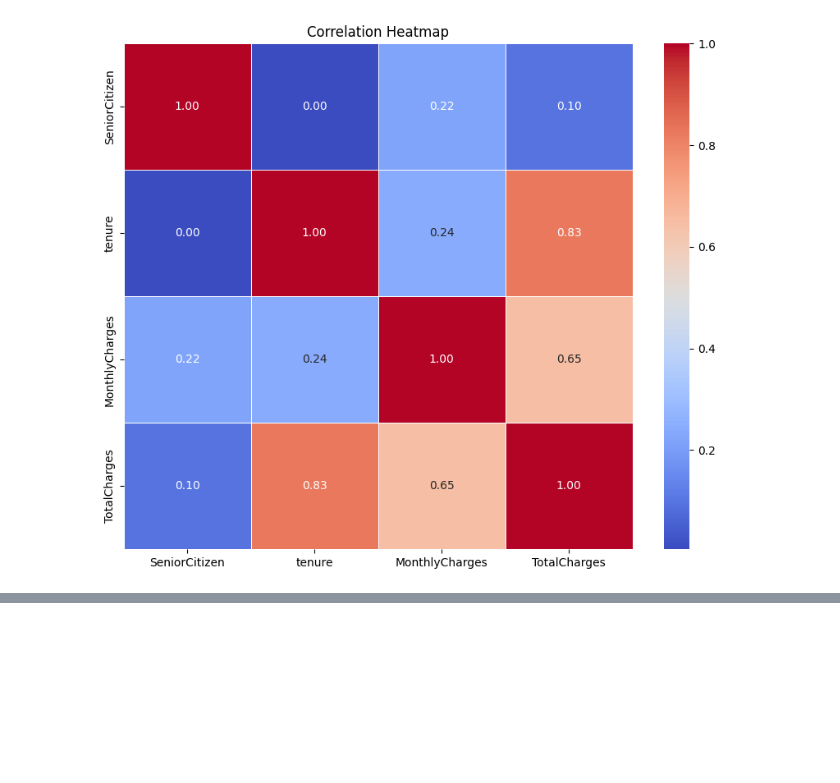
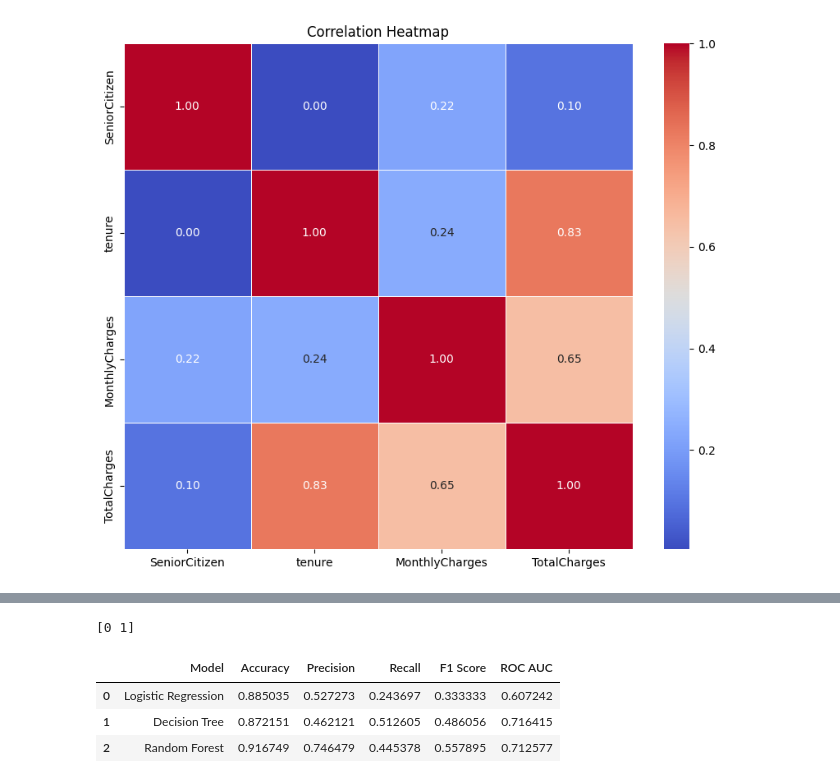
Before and after one commit to Cynthiachelangat/customer-churn, a Jupyter notebook: churn.ipynb, the cells around one changed output, grey strips where cells are left out. Cells and saved outputs as stored; diff of their text form; code cells hidden in the pictures; blank space fills up the shorter version.

Commit message:
Modelling

```diff
--- a/churn.ipynb
+++ b/churn.ipynb
@@ -335,0 +487,44 @@ ValueError: could not convert string to float: '7590-VHVEG'
+# %%
+print(mergedTrain_data['Churn'].unique())
+# %% [output]
+[0 1]
+# %%
+# Initialize models
+models = {
+    'Logistic Regression': LogisticRegression(),
+    'Decision Tree': DecisionTreeClassifier(),
+    'Random Forest': RandomForestClassifier()
+}
+
+# Train models and evaluate them
+model_performance = []
+
+for model_name, model in models.items():
+    model.fit(X_train, y_train)
+    y_pred = model.predict(X_test)
+
+    accuracy = accuracy_score(y_test, y_pred)
+    precision = precision_score(y_test, y_pred)
+    recall = recall_score(y_test, y_pred)
+    f1 = f1_score(y_test, y_pred)
+    roc_auc = roc_auc_score(y_test, y_pred)
+
+    model_performance.append({
+        'Model': model_name,
+        'Accuracy': accuracy,
+        'Precision': precision,
+        'Recall': recall,
+        'F1 Score': f1,
+        'ROC AUC': roc_auc
+    })
+
+# Convert the results to a DataFrame
+performance_df = pd.DataFrame(model_performance)
+
+# Print the DataFrame
+performance_df
+# %% [output]
+|  | Model | Accuracy | Precision | Recall | F1 Score | ROC AUC |
+| 0 | Logistic Regression | 0.885035 | 0.527273 | 0.243697 | 0.333333 | 0.607242 |
+| 1 | Decision Tree | 0.872151 | 0.462121 | 0.512605 | 0.486056 | 0.716415 |
+| 2 | Random Forest | 0.916749 | 0.746479 | 0.445378 | 0.557895 | 0.712577 |
```
Also changed, not shown: parts of 14 cells of this notebook.
